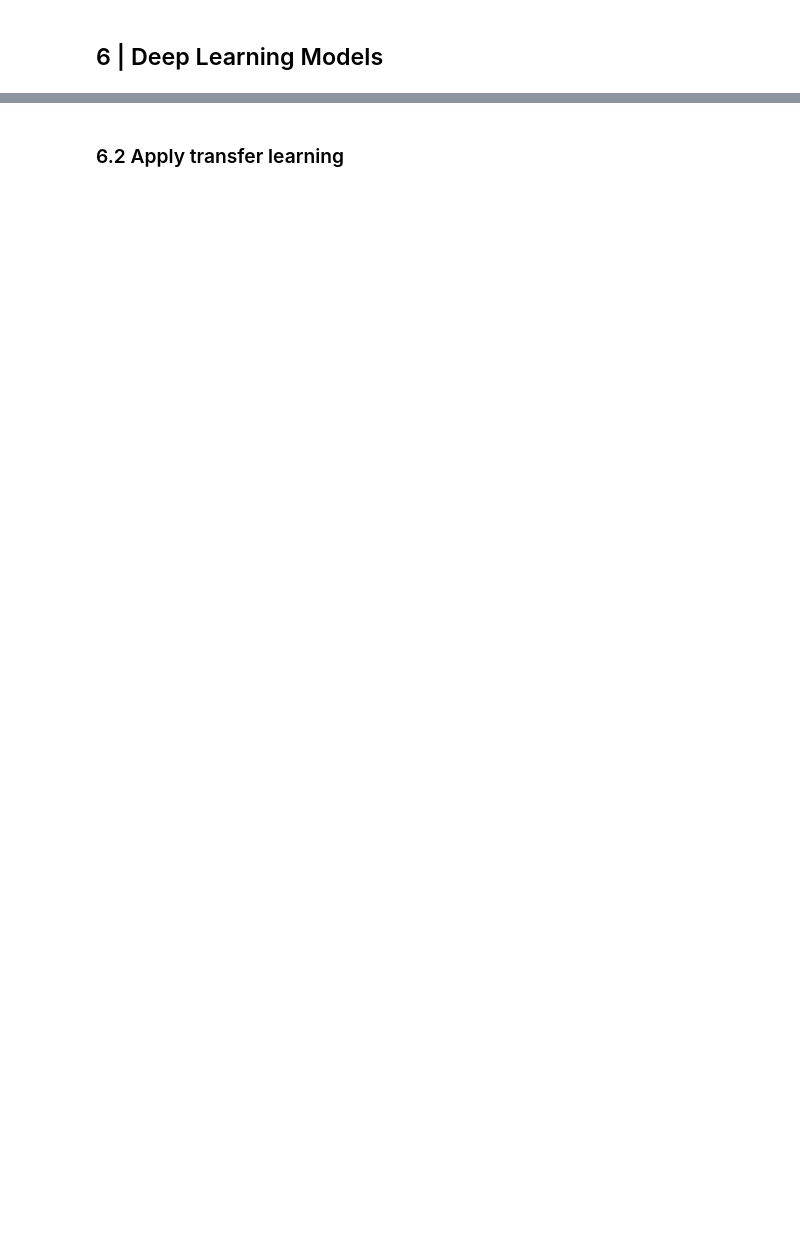
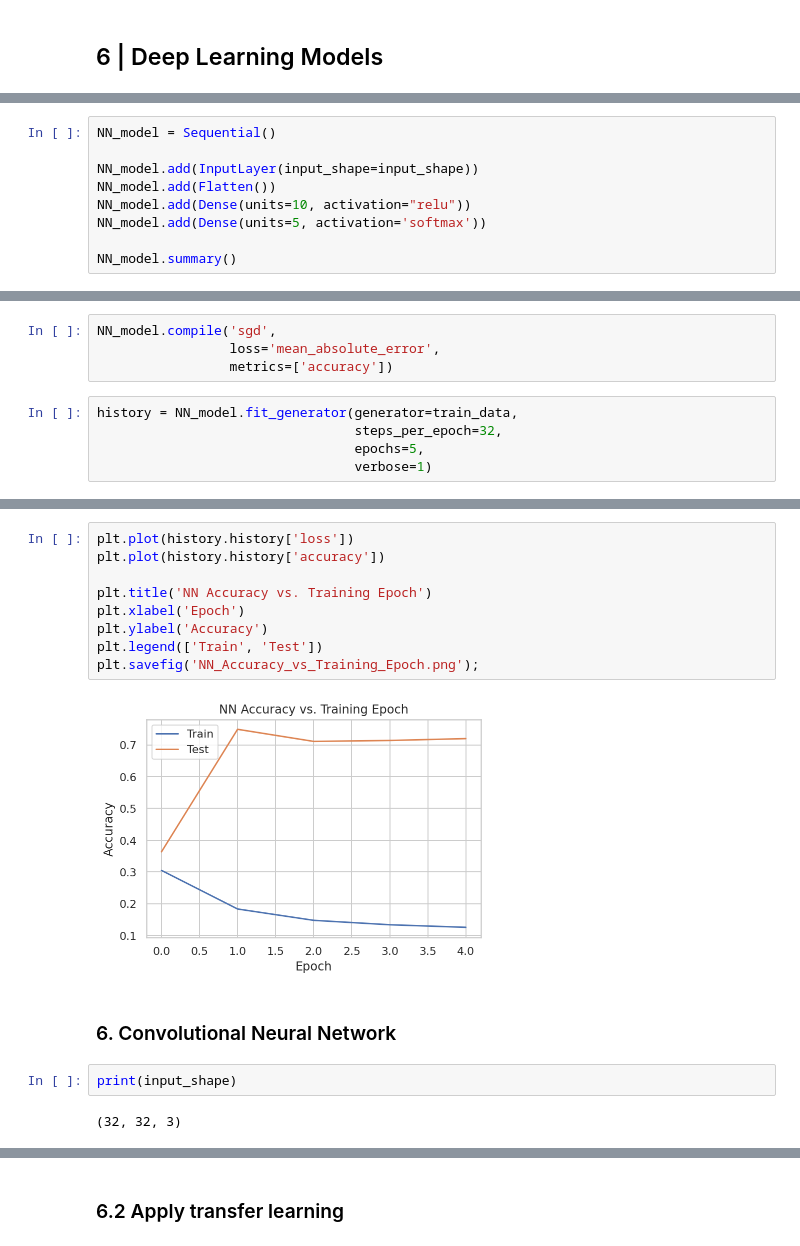
Before and after one commit to slp22/ThinkBayes2, a Jupyter notebook: dl_diabetic_retinopathy_model.ipynb, the cells around one changed output, grey strips where cells are left out. Drawn from its saved outputs; the diff is of its cells as text; blank space fills up the shorter version.

Commit message:
add vgg model

```diff
--- a/dl_diabetic_retinopathy_model.ipynb
+++ b/dl_diabetic_retinopathy_model.ipynb
@@ -672,0 +607,9 @@ accuracy_score(y_test, preds)
+# %%
+NN_model = Sequential()
+
+NN_model.add(InputLayer(input_shape=input_shape))
+NN_model.add(Flatten())
+NN_model.add(Dense(units=10, activation="relu"))
+NN_model.add(Dense(units=5, activation='softmax'))
+
+NN_model.summary()
@@ -672,0 +632,9 @@ accuracy_score(y_test, preds)
+# %%
+NN_model.compile('sgd',
+                 loss='mean_absolute_error',
+                 metrics=['accuracy'])
+# %%
+history = NN_model.fit_generator(generator=train_data,
+                                 steps_per_epoch=32,
+                                 epochs=5,
+                                 verbose=1)
@@ -672,0 +652,17 @@ accuracy_score(y_test, preds)
+# %%
+plt.plot(history.history['loss'])
+plt.plot(history.history['accuracy'])
+
+plt.title('NN Accuracy vs. Training Epoch')
+plt.xlabel('Epoch')
+plt.ylabel('Accuracy')
+plt.legend(['Train', 'Test'])
+plt.savefig('NN_Accuracy_vs_Training_Epoch.png');
+# %% [output]
+[figure, added]
+# %% [markdown]
+### 6. Convolutional Neural Network
+# %%
+print(input_shape)
+# %% [output]
+(32, 32, 3)
```
Also changed, not shown: parts of 104 cells of this notebook.
